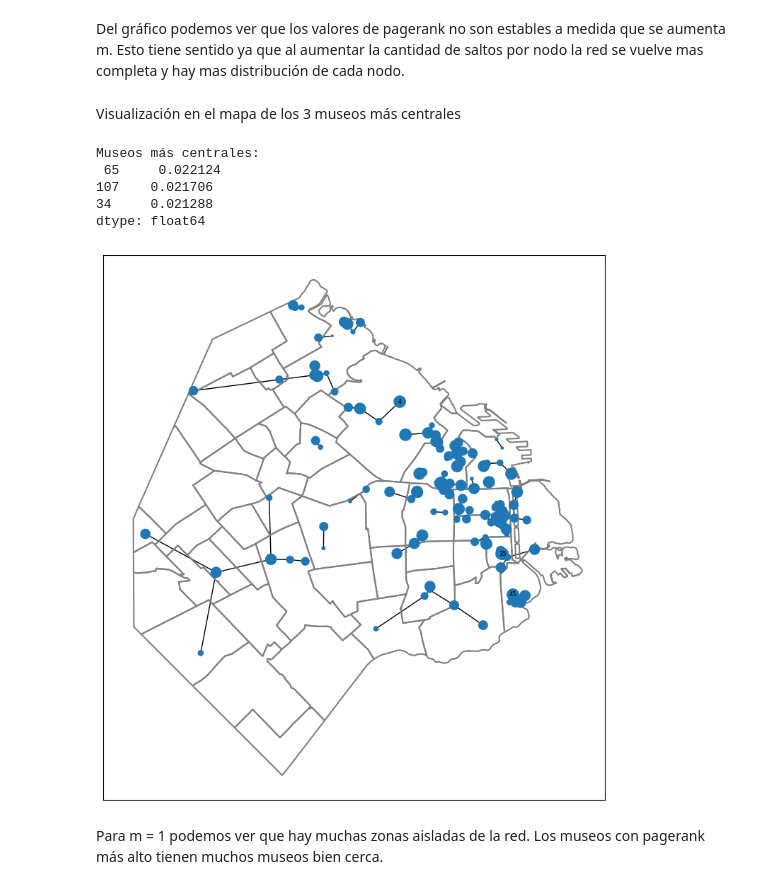
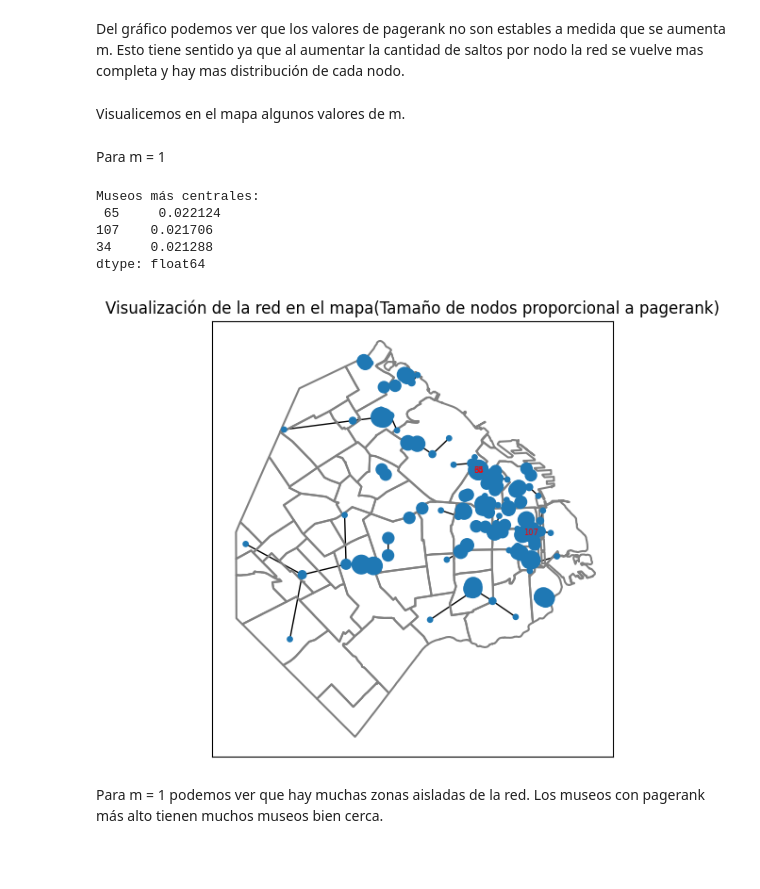
Before and after one commit to lrnyari/tp-alc, a Jupyter notebook: TP1_template.ipynb, the cells around one changed output. Drawn from its saved outputs; the diff is of its cells as text; code cells hidden in the pictures; blank space fills up the shorter version.

```diff
--- a/TP1_template.ipynb
+++ b/TP1_template.ipynb
@@ -221,17 +221,18 @@ df_filtrado = df[df['museo'].isin(museos_top)]
 [figure]
 # %% [markdown]
 Del gráfico podemos ver que los valores de pagerank no son estables a medida que se aumenta m. Esto tiene sentido ya que al aumentar la cantidad de saltos por nodo la red se vuelve mas completa y hay mas distribución de cada nodo.
-# %% [markdown]
-Visualización en el mapa de los 3 museos más centrales
-# %%
-#Visualización de la red para m = 1.
-template_funciones.prcongrafico(D, 1, 1/5)
-# %% [output]
-Museos más centrales:
- 65     0.022124
-107    0.021706
-34     0.021288
-dtype: float64
-[figure, removed]
+# %% [markdown]
+Visualicemos en el mapa algunos valores de m.
+# %% [markdown]
+Para m = 1
+# %%
+template_funciones.grafica(museos, barrios, 1, 1/5)
+# %% [output]
+Museos más centrales:
+ 65     0.022124
+107    0.021706
+34     0.021288
+dtype: float64
+[figure, added]
 # %% [markdown]
 Para m = 1 podemos ver que hay muchas zonas aisladas de la red. Los museos con pagerank más alto tienen muchos museos bien cerca.
```
Also changed, not shown: parts of 32 cells of this notebook, 1 other file.
